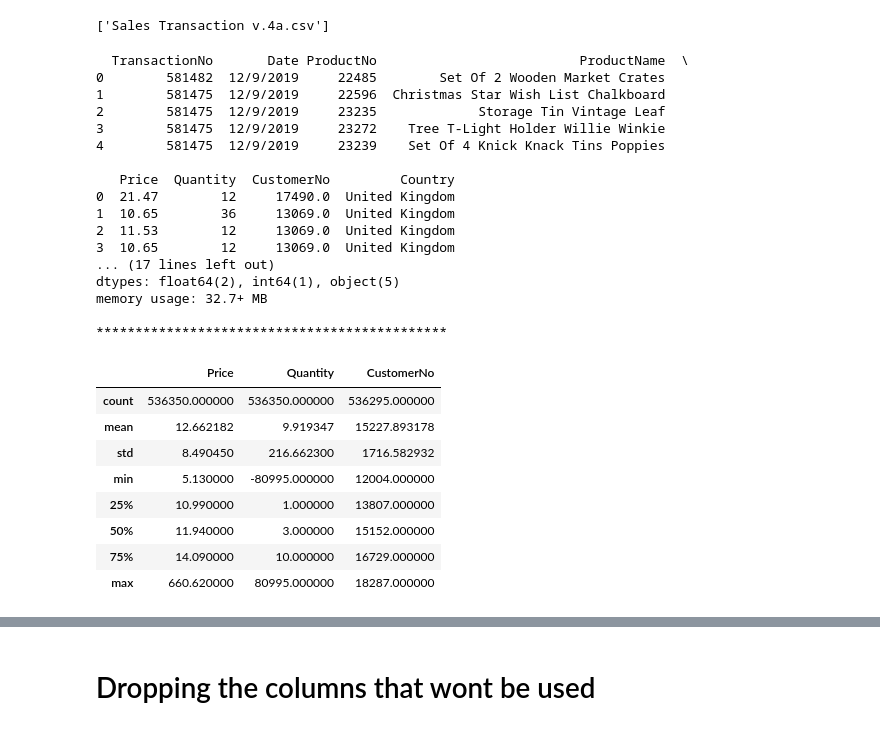
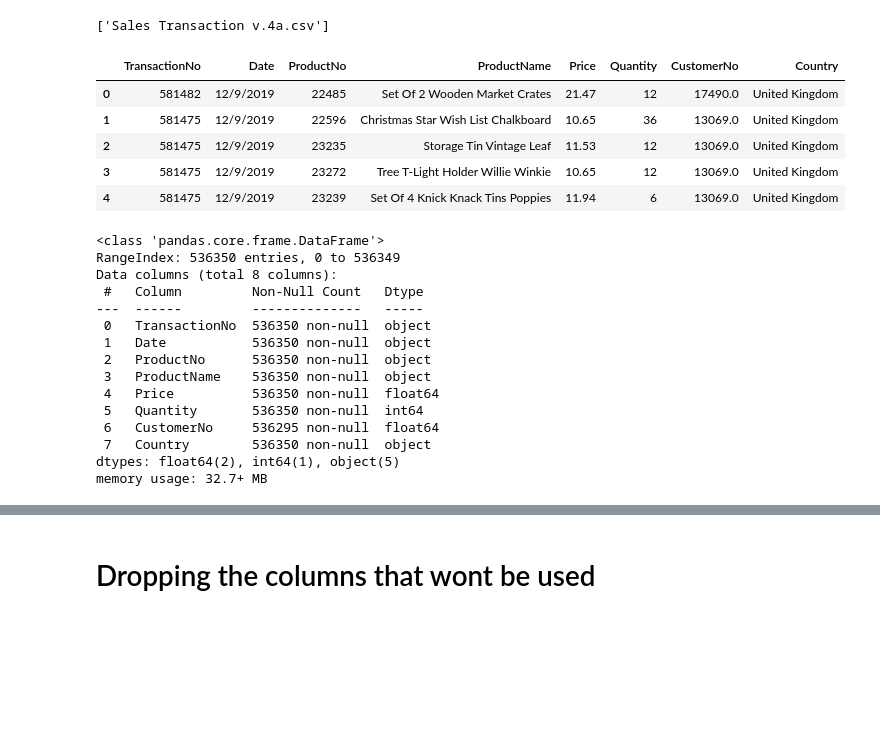
Before and after one commit to JuanMartinN02/Construccion-de-un-Modelo-de-estimacion-de-CLV-mediante-redes-neuronales-para-DHL, a Jupyter notebook: clvpredictionthesismartinjuan.ipynb, the cells around one changed output, grey strips where cells are left out. Drawn from its saved outputs; the diff is of its cells as text; code cells hidden in the pictures; blank space fills up the shorter version.

```diff
--- a/clvpredictionthesismartinjuan.ipynb
+++ b/clvpredictionthesismartinjuan.ipynb
@@ -33,39 +33,30 @@ os.listdir('/kaggle/input/an-online-shop-business')
 # %%
 data = pd.read_csv('/kaggle/input/an-online-shop-business/Sales Transaction v.4a.csv')
 
-print(data.head(5))
-print("")
-print("*********************************************")
-print("")
-data.info()
-print("")
-print("*********************************************")
-print("")
-data.describe()
+data.head(5)
 # %% [output]
-  TransactionNo       Date ProductNo                          ProductName  \
-0        581482  12/9/2019     22485        Set Of 2 Wooden Market Crates
-1        581475  12/9/2019     22596  Christmas Star Wish List Chalkboard
-2        581475  12/9/2019     23235             Storage Tin Vintage Leaf
-3        581475  12/9/2019     23272    Tree T-Light Holder Willie Winkie
-4        581475  12/9/2019     23239    Set Of 4 Knick Knack Tins Poppies
-
-   Price  Quantity  CustomerNo         Country
-0  21.47        12     17490.0  United Kingdom
-1  10.65        36     13069.0  United Kingdom
-2  11.53        12     13069.0  United Kingdom
-3  10.65        12     13069.0  United Kingdom
-... (17 lines left out)
-dtypes: float64(2), int64(1), object(5)
-memory usage: 32.7+ MB
-
-*********************************************
-|  | Price | Quantity | CustomerNo |
-| count | 536350.000000 | 536350.000000 | 536295.000000 |
-| mean | 12.662182 | 9.919347 | 15227.893178 |
-| std | 8.490450 | 216.662300 | 1716.582932 |
-| min | 5.130000 | -80995.000000 | 12004.000000 |
-| 25% | 10.990000 | 1.000000 | 13807.000000 |
-| 50% | 11.940000 | 3.000000 | 15152.000000 |
-| 75% | 14.090000 | 10.000000 | 16729.000000 |
-| max | 660.620000 | 80995.000000 | 18287.000000 |
+|  | TransactionNo | Date | ProductNo | ProductName | Price | Quantity | CustomerNo | Country |
+| 0 | 581482 | 12/9/2019 | 22485 | Set Of 2 Wooden Market Crates | 21.47 | 12 | 17490.0 | United Kingdom |
+| 1 | 581475 | 12/9/2019 | 22596 | Christmas Star Wish List Chalkboard | 10.65 | 36 | 13069.0 | United Kingdom |
+| 2 | 581475 | 12/9/2019 | 23235 | Storage Tin Vintage Leaf | 11.53 | 12 | 13069.0 | United Kingdom |
+| 3 | 581475 | 12/9/2019 | 23272 | Tree T-Light Holder Willie Winkie | 10.65 | 12 | 13069.0 | United Kingdom |
+| 4 | 581475 | 12/9/2019 | 23239 | Set Of 4 Knick Knack Tins Poppies | 11.94 | 6 | 13069.0 | United Kingdom |
+# %%
+data.columns
+data.info()
+# %% [output]
+<class 'pandas.core.frame.DataFrame'>
+RangeIndex: 536350 entries, 0 to 536349
+Data columns (total 8 columns):
+ #   Column         Non-Null Count   Dtype
+---  ------         --------------   -----
+ 0   TransactionNo  536350 non-null  object
+ 1   Date           536350 non-null  object
+ 2   ProductNo      536350 non-null  object
+ 3   ProductName    536350 non-null  object
+ 4   Price          536350 non-null  float64
+ 5   Quantity       536350 non-null  int64
+ 6   CustomerNo     536295 non-null  float64
+ 7   Country        536350 non-null  object
+dtypes: float64(2), int64(1), object(5)
+memory usage: 32.7+ MB
```
Also changed, not shown: parts of 10 cells of this notebook.
